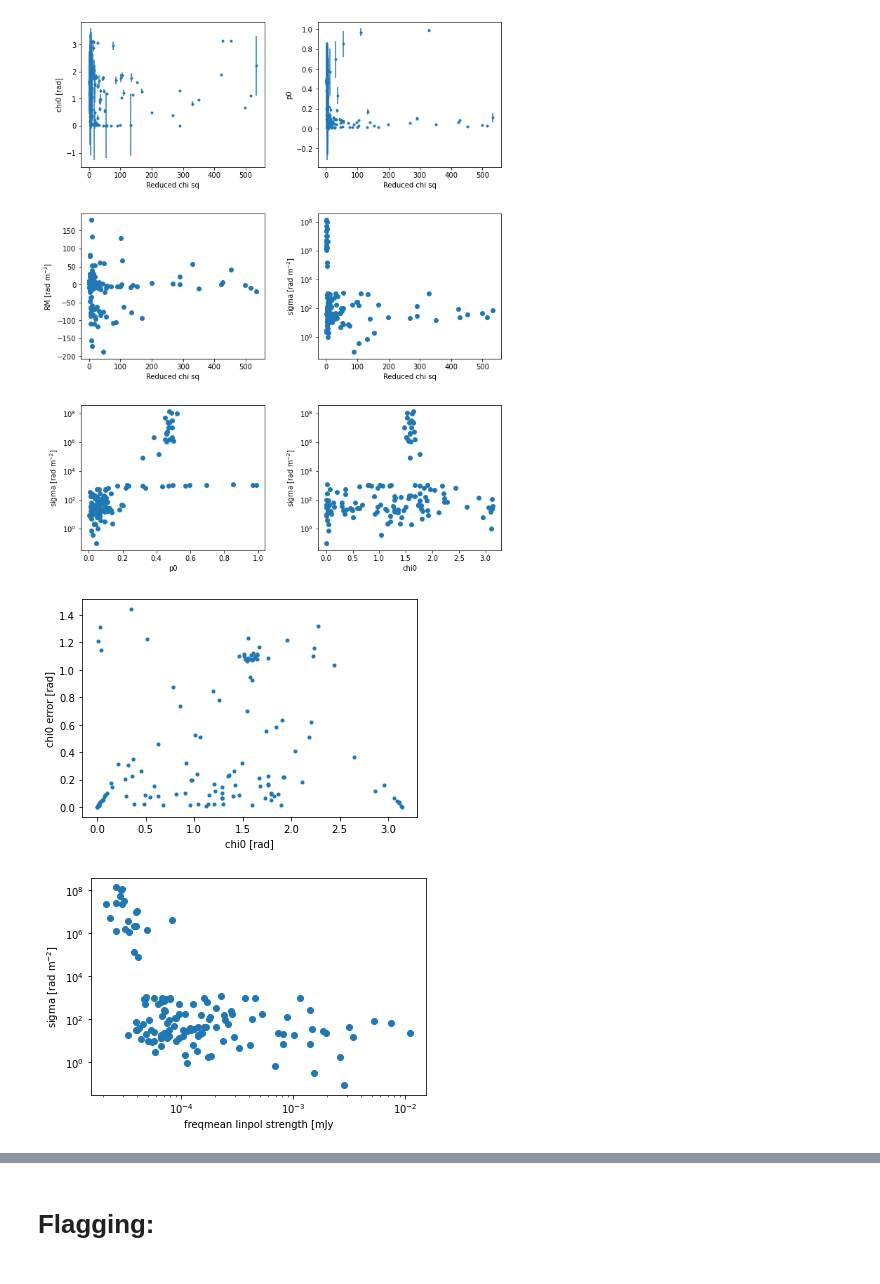
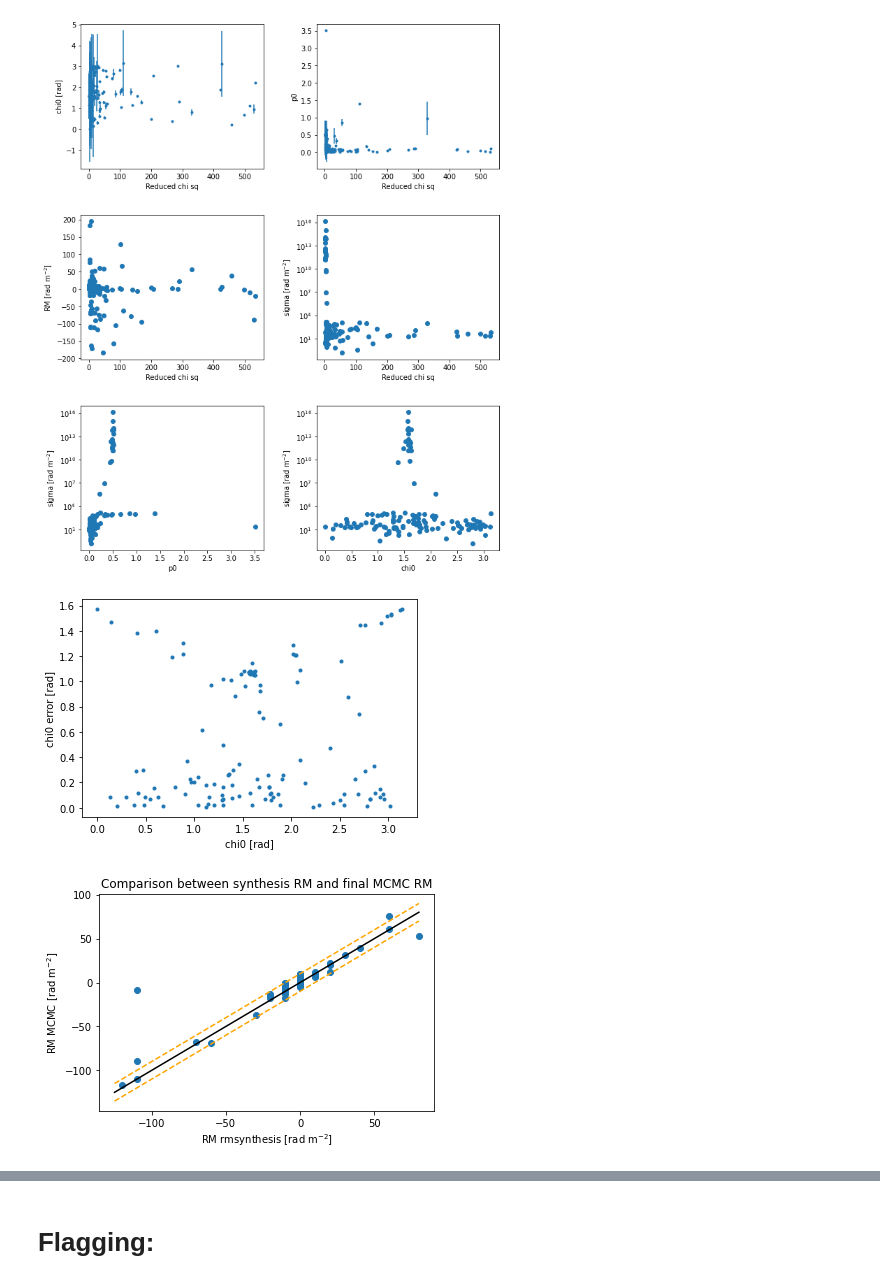
Before and after one commit to Woutmg/Meerkat_FracPol_New, a Jupyter notebook: MCMC_analyser.ipynb, the cells around one changed output, grey strips where cells are left out. Cells and saved outputs as stored; diff of their text form; code cells hidden in the pictures.

```diff
--- a/MCMC_analyser.ipynb
+++ b/MCMC_analyser.ipynb
@@ -68,16 +68,16 @@ p_select = linpol_select/I_select
 p_select_err = p_select*np.sqrt((0*linpol_select_err/linpol_select)**2 + (I_unc_select/I_select)**2)
 
 directory = r'/net/vdesk/data2/GoesaertW/Meerkat_Data/Abell_85/'
-norm_fit = np.load(directory+'Abell85_mcmc_Inorm.npy')
-spix_fit = np.load(directory+'Abell85_mcmc_Ispix.npy')
-curv_fit = np.load(directory+'Abell85_mcmc_Icurv.npy')
-p0_fit = np.load(directory+'Abell85_mcmc_p0.npy')
-chi0_fit = np.load(directory+'Abell85_mcmc_chi0.npy')
-RM_fit = np.load(directory+'Abell85_mcmc_RM.npy')
-sigma_fit = np.load(directory+'Abell85_mcmc_sigma.npy')
+norm_fit = np.load(directory+'Abell85_mcmc_Inorm_free.npy')
+spix_fit = np.load(directory+'Abell85_mcmc_Ispix_free.npy')
+curv_fit = np.load(directory+'Abell85_mcmc_Icurv_free.npy')
+p0_fit = np.load(directory+'Abell85_mcmc_p0_free.npy')
+chi0_fit = np.load(directory+'Abell85_mcmc_chi0_free.npy')
+RM_fit = np.load(directory+'Abell85_mcmc_RM_free.npy')
+sigma_fit = np.load(directory+'Abell85_mcmc_sigma_free.npy')
 
-redchisq_QU_list = np.load(directory+'Abell85_mcmc_QUchisqw.npy')
-redchisq_I_list = np.load(directory+'Abell85_mcmc_Ichisqw.npy')
+redchisq_QU_list = np.load(directory+'Abell85_mcmc_QUchisqw_free.npy')
+redchisq_I_list = np.load(directory+'Abell85_mcmc_Ichisqw_free.npy')
 
 norm_list = norm_fit[:,0]
 spix_list = spix_fit[:,0]
@@ -158,41 +158,42 @@ axs[0,0].set_ylabel('chi0 [rad]')
 axs[0,1].errorbar(redchisq_QU_list, p0_list, yerr=p0_unc_list, fmt='.')
 axs[0,1].set_xlabel('Reduced chi sq')
 axs[0,1].set_ylabel('p0')
 
 axs[1,0].scatter(redchisq_QU_list, RM_list)
 axs[1,0].set_xlabel('Reduced chi sq')
 axs[1,0].set_ylabel('RM [rad m$^{-2}$]')
 
 axs[1,1].scatter(redchisq_QU_list, sigma_list)
 axs[1,1].set_xlabel('Reduced chi sq')
 axs[1,1].set_ylabel('sigma [rad m$^{-2}$]')
 axs[1,1].set_yscale('log')
 
 axs[2,0].scatter(p0_list, sigma_list)
 axs[2,0].set_xlabel('p0')
 axs[2,0].set_ylabel('sigma [rad m$^{-2}$]')
 axs[2,0].set_yscale('log')
 
 axs[2,1].scatter(chi0_list, sigma_list)
 axs[2,1].set_xlabel('chi0')
 axs[2,1].set_ylabel('sigma [rad m$^{-2}$]')
 axs[2,1].set_yscale('log')
 
 plt.show()
 
 plt.errorbar(chi0_list, chi0_unc_list, fmt='.')
 plt.xlabel('chi0 [rad]')
 plt.ylabel('chi0 error [rad]')
 plt.show()
+
+plt.title('Comparison between synthesis RM and final MCMC RM')
+plt.scatter(phi_select[mask_inspec], RM_list[mask_inspec])
+plt.plot([-125,80],[-125,80],color='black')
+plt.plot([-125,80],[-115,90],color='orange', linestyle='dashed')
+plt.plot([-125,80],[-135,70],color='orange', linestyle='dashed')
+plt.xlabel('RM rmsynthesis [rad m$^{-2}$]')
+plt.ylabel('RM MCMC [rad m$^{-2}$]')
+plt.show()
 # %% [output]
-[figure, old version]
+[figure, new version]
-[figure, old version]
+[figure, new version]
+[figure, added]
-# %%
-plt.scatter(np.mean(linpol_select, axis=0), sigma_list)
-plt.yscale('log')
-plt.xscale('log')
-plt.ylabel('sigma [rad m$^{-2}$]')
-plt.xlabel('freqmean linpol strength [mJy')
-plt.show()
-# %% [output]
-[figure, removed]
```
Also changed, not shown: parts of 11 cells of this notebook, 6 other files.
